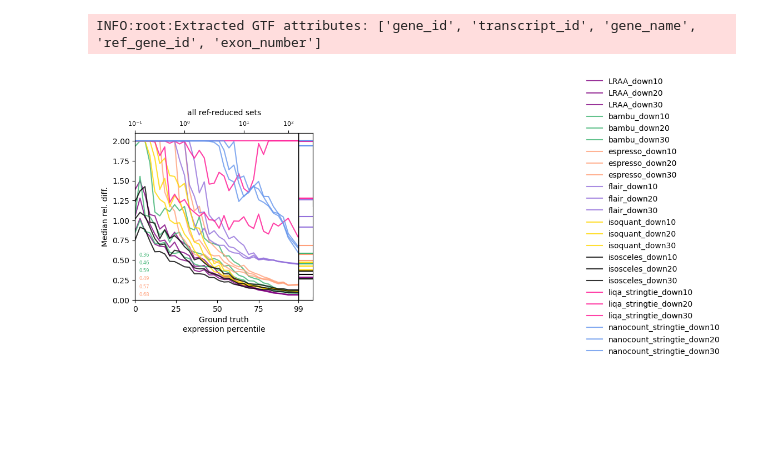
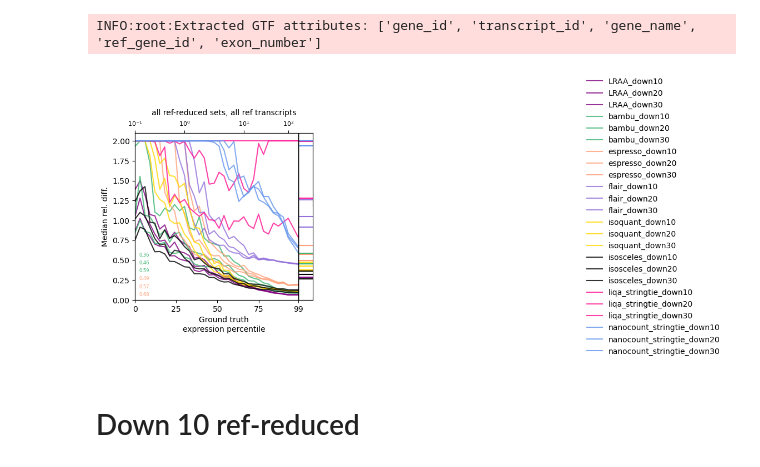
Before and after one commit to MethodsDev/Isosceles_Paper-Ext, a Jupyter notebook: reports/simulated_bulk_benchmarks-BJH-usePyLib-adj.ipynb, the cells around one changed output. Cells and saved outputs as stored; diff of their text form; code cells hidden in the pictures; blank space fills up the shorter version.

```diff
--- a/reports/simulated_bulk_benchmarks-BJH-usePyLib-adj.ipynb
+++ b/reports/simulated_bulk_benchmarks-BJH-usePyLib-adj.ipynb
@@ -498,6 +498,8 @@ nanocount_stringtie_down30 ../simulated_bulk_analysis/report_data/truncated_bulk
 -processGtf( ../simulated_bulk_analysis/report_data/truncated_bulk_rnaseq_stringtie/nanocount_stringtie_down30.gtf )
 INFO:root:Extracted GTF attributes: ['gene_id', 'transcript_id', 'gene_name', 'ref_gene_id', 'exon_number']
 # %%
-rel_diff_vs_expr_percentile_plot(i_ref_df, prog_to_downsampled_df_dict, 33, 'median', 'all ref-reduced sets,')
+rel_diff_vs_expr_percentile_plot(i_ref_df, prog_to_downsampled_df_dict, 33, 'median', 'all ref-reduced sets, all ref transcripts')
 # %% [output]
-[figure, old version]
+[figure, new version]
+# %% [markdown]
+# Down 10 ref-reduced
```
Also changed, not shown: parts of 11 cells of this notebook, 1 other file.
